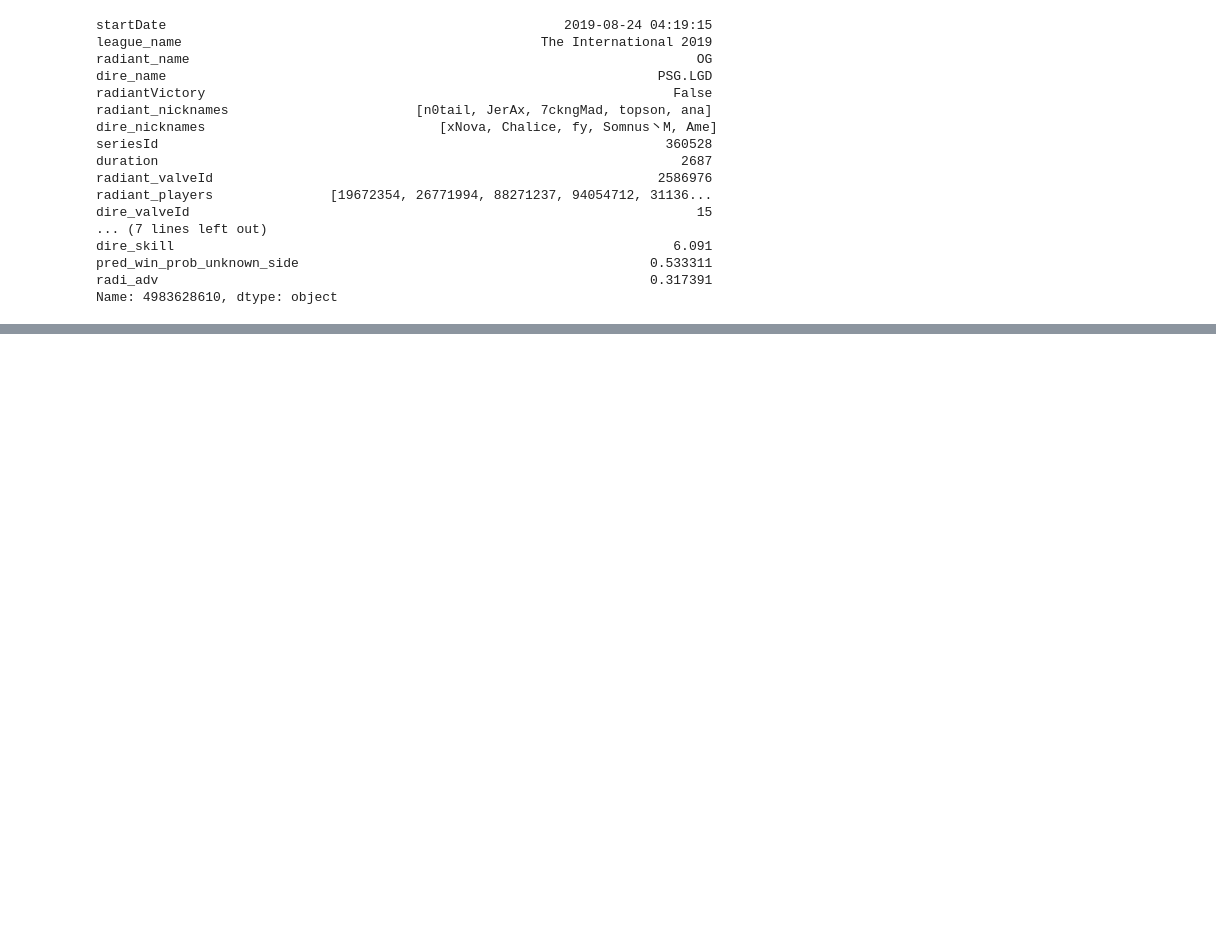
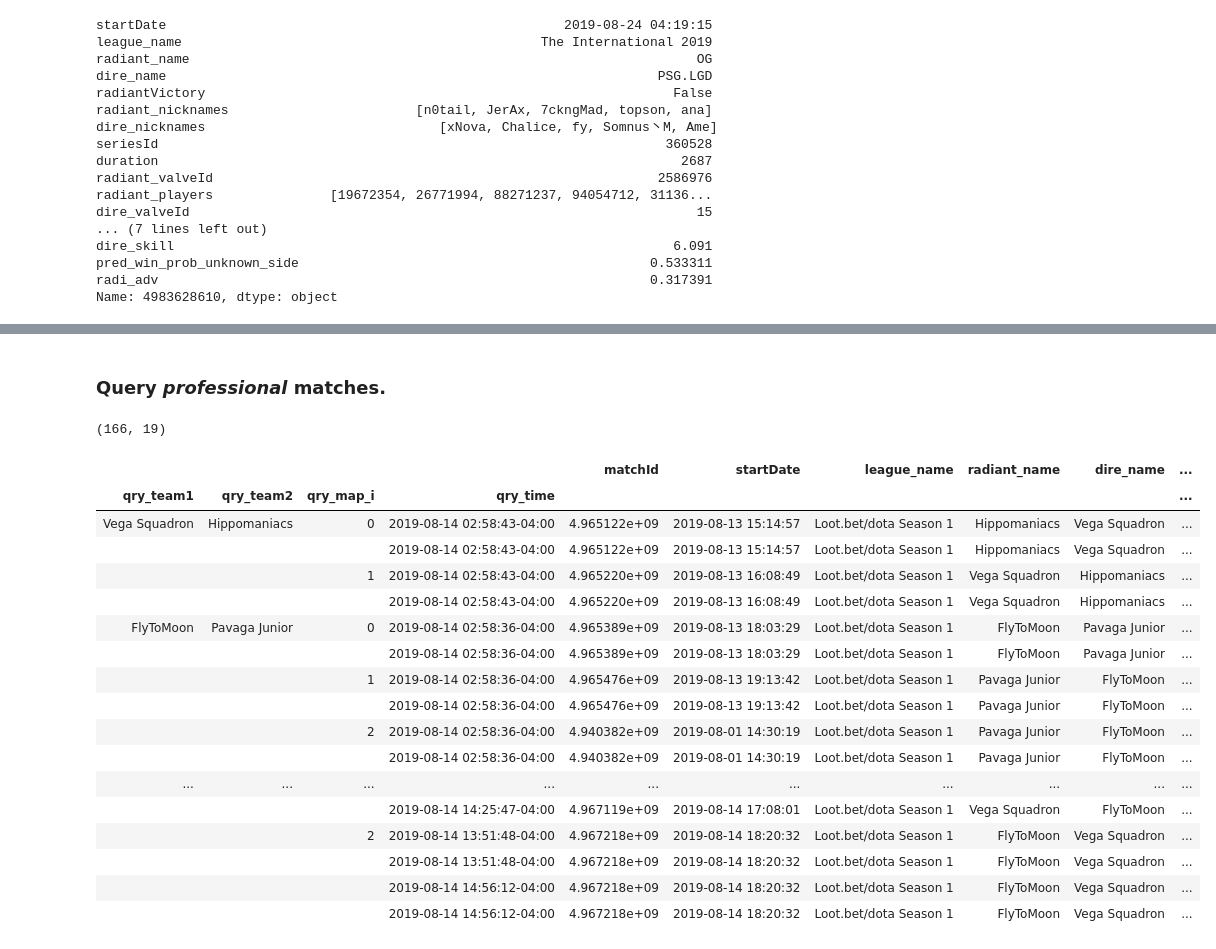
Before and after one commit to yl3/dota2, a Jupyter notebook: notebooks/2019-09-09.data_for_prof_matches.ipynb, the cells around one changed output, grey strips where cells are left out. Cells and saved outputs as stored; diff of their text form; code cells hidden in the pictures; blank space fills up the shorter version.

Commit message:
Link non-TI9 Fairlay Aug '19 matches to Datdota

```diff
--- a/notebooks/2019-09-09.data_for_prof_matches.ipynb
+++ b/notebooks/2019-09-09.data_for_prof_matches.ipynb
@@ -41,7 +42,7 @@ fl_f = fl.copy()
 fl_f = fl_f.loc[fl_f.dota_market_type == 'map']
 
 # For each Fairlay market, only keep the earliest odds.
-fl_f = (fl_f.groupby('ID')
+fl_f = (fl_f.groupby(['ID', 'wager_type', 'RunnerName'])
         .apply(lambda grp: grp.sort_values('LastSoftCh').iloc[0]))
 
 # Remove TI9 matches
@@ -63,5 +64,8 @@ fl_f
 #### Team frequencies
 # %%
 fl_f_teams = fl_f.Title.str.split(' vs. ', expand=True)
-print(fl_f_teams.unstack().value_counts().sort_index().to_string())
+fl_f_teams[0] = src.statics.fairlay_team_tr(fl_f_teams[0])
+fl_f_teams[1] = src.statics.fairlay_team_tr(fl_f_teams[1])
+print(pd.concat([fl_f_teams[0], fl_f_teams[1]]).value_counts().sort_index()
+      .to_string())
 # %% [output]
@@ -359,0 +400,28 @@ Name: 4983628610, dtype: object
+# %% [markdown]
+### Query *professional* matches.
+# %%
+map_i = fl_f.Descr.str[0].astype(int) - 1
+matched = (prof_m.query_maps(fl_f_teams[0], fl_f_teams[1], map_i, fl_f.ClosD))
+with pd.option_context('max_rows', 42):
+    display(matched.shape)
+    display(matched.dropna())
+# %% [output]
+(166, 19)
+|  |  |  |  | matchId | startDate | league_name | radiant_name | dire_name | ... |
+| qry_team1 | qry_team2 | qry_map_i | qry_time |  |  |  |  |  | ... |
+| Vega Squadron | Hippomaniacs | 0 | 2019-08-14 02:58:43-04:00 | 4.965122e+09 | 2019-08-13 15:14:57 | Loot.bet/dota Season 1 | Hippomaniacs | Vega Squadron | ... |
+|  |  |  | 2019-08-14 02:58:43-04:00 | 4.965122e+09 | 2019-08-13 15:14:57 | Loot.bet/dota Season 1 | Hippomaniacs | Vega Squadron | ... |
+|  |  | 1 | 2019-08-14 02:58:43-04:00 | 4.965220e+09 | 2019-08-13 16:08:49 | Loot.bet/dota Season 1 | Vega Squadron | Hippomaniacs | ... |
+|  |  |  | 2019-08-14 02:58:43-04:00 | 4.965220e+09 | 2019-08-13 16:08:49 | Loot.bet/dota Season 1 | Vega Squadron | Hippomaniacs | ... |
+| FlyToMoon | Pavaga Junior | 0 | 2019-08-14 02:58:36-04:00 | 4.965389e+09 | 2019-08-13 18:03:29 | Loot.bet/dota Season 1 | FlyToMoon | Pavaga Junior | ... |
+|  |  |  | 2019-08-14 02:58:36-04:00 | 4.965389e+09 | 2019-08-13 18:03:29 | Loot.bet/dota Season 1 | FlyToMoon | Pavaga Junior | ... |
+|  |  | 1 | 2019-08-14 02:58:36-04:00 | 4.965476e+09 | 2019-08-13 19:13:42 | Loot.bet/dota Season 1 | Pavaga Junior | FlyToMoon | ... |
+|  |  |  | 2019-08-14 02:58:36-04:00 | 4.965476e+09 | 2019-08-13 19:13:42 | Loot.bet/dota Season 1 | Pavaga Junior | FlyToMoon | ... |
+|  |  | 2 | 2019-08-14 02:58:36-04:00 | 4.940382e+09 | 2019-08-01 14:30:19 | Loot.bet/dota Season 1 | Pavaga Junior | FlyToMoon | ... |
+|  |  |  | 2019-08-14 02:58:36-04:00 | 4.940382e+09 | 2019-08-01 14:30:19 | Loot.bet/dota Season 1 | Pavaga Junior | FlyToMoon | ... |
+| ... | ... | ... | ... | ... | ... | ... | ... | ... | ... |
+|  |  |  | 2019-08-14 14:25:47-04:00 | 4.967119e+09 | 2019-08-14 17:08:01 | Loot.bet/dota Season 1 | Vega Squadron | FlyToMoon | ... |
+|  |  | 2 | 2019-08-14 13:51:48-04:00 | 4.967218e+09 | 2019-08-14 18:20:32 | Loot.bet/dota Season 1 | FlyToMoon | Vega Squadron | ... |
+|  |  |  | 2019-08-14 13:51:48-04:00 | 4.967218e+09 | 2019-08-14 18:20:32 | Loot.bet/dota Season 1 | FlyToMoon | Vega Squadron | ... |
+|  |  |  | 2019-08-14 14:56:12-04:00 | 4.967218e+09 | 2019-08-14 18:20:32 | Loot.bet/dota Season 1 | FlyToMoon | Vega Squadron | ... |
+|  |  |  | 2019-08-14 14:56:12-04:00 | 4.967218e+09 | 2019-08-14 18:20:32 | Loot.bet/dota Season 1 | FlyToMoon | Vega Squadron | ... |
```
Also changed, not shown: parts of 10 cells of this notebook, 3 other files.
